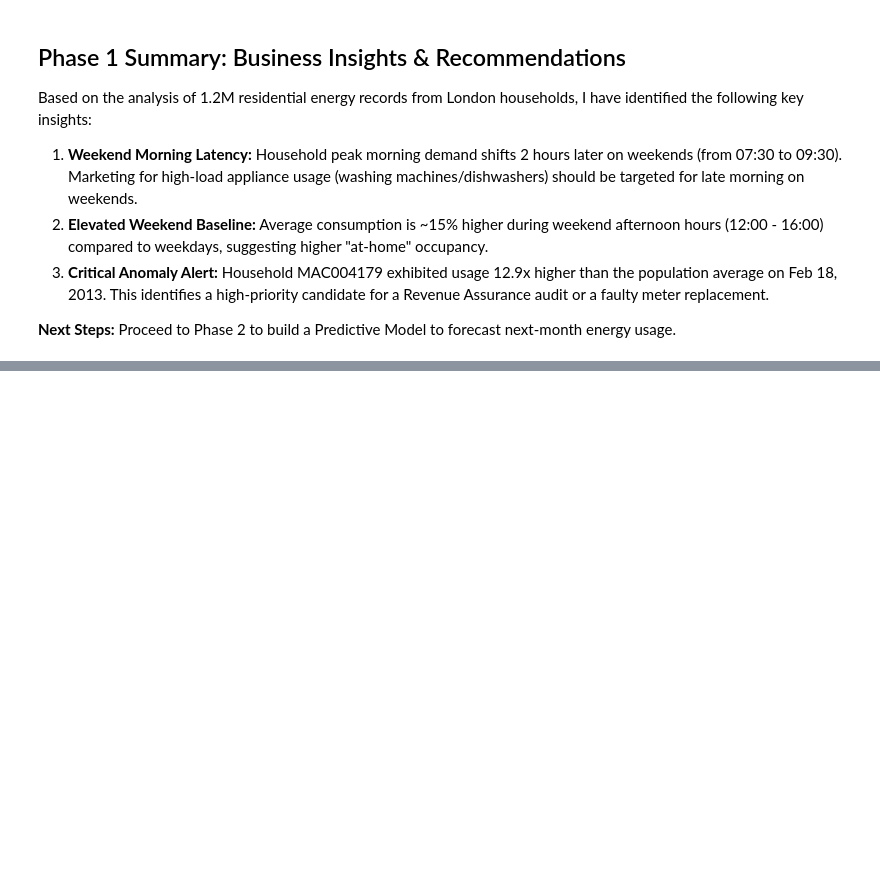
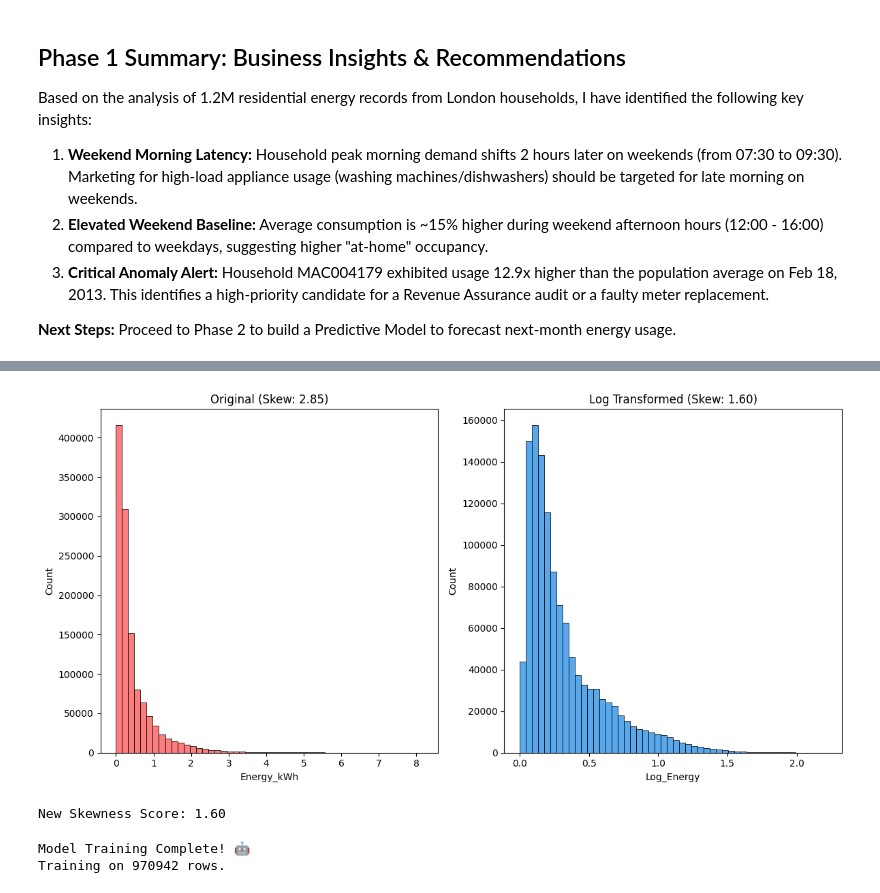
Before and after one commit to Kennyg-w/smart-meter-energy-analysis, a Jupyter notebook: notebooks/analysis.ipynb, the cells around one changed output, grey strips where cells are left out. Drawn from its saved outputs; the diff is of its cells as text; code cells hidden in the pictures; blank space fills up the shorter version.

Commit message:
Completed Phase 2: Statistics, Log Transformation, and XGBoost Modeling

```diff
--- a/notebooks/analysis.ipynb
+++ b/notebooks/analysis.ipynb
@@ -266,0 +319,45 @@ Based on the analysis of 1.2M residential energy records from London households,
+# %%
+import numpy as np
+
+# 1. Apply Log Transformation (adding a tiny amount to avoid log(0) errors)
+df_clean['Log_Energy'] = np.log1p(df_clean['Energy_kWh'])
+
+# 2. Compare the "Before" vs "After"
+plt.figure(figsize=(12, 6))
+
+plt.subplot(1, 2, 1)
+sns.histplot(df_clean['Energy_kWh'], bins=50, color='#fa5252')
+plt.title(f'Original (Skew: {df_clean["Energy_kWh"].skew():.2f})')
+
+plt.subplot(1, 2, 2)
+sns.histplot(df_clean['Log_Energy'], bins=50, color='#228be6')
+plt.title(f'Log Transformed (Skew: {df_clean["Log_Energy"].skew():.2f})')
+
+plt.tight_layout()
+plt.show()
+
+print(f"New Skewness Score: {df_clean['Log_Energy'].skew():.2f}")
+# %% [output]
+[figure, added]
+New Skewness Score: 1.60
+# %%
+from sklearn.model_selection import train_test_split
+from sklearn.linear_model import LinearRegression
+
+# 1. Prepare Features and Target
+df_clean['IsWeekend_Numeric'] = df_clean['IsWeekend'].map({'Weekend': 1, 'Weekday': 0})
+X = df_clean[['HH_Numeric', 'IsWeekend_Numeric']]
+y = df_clean['Log_Energy']
+
+# 2. Corrected Split (test_size instead of test_split)
+X_train, X_test, y_train, y_test = train_test_split(X, y, test_size=0.2, random_state=42)
+
+# 3. Train
+model = LinearRegression()
+model.fit(X_train, y_train)
+
+print(f"Model Training Complete! 🤖")
+print(f"Training on {len(X_train)} rows.")
+# %% [output]
+Model Training Complete! 🤖
+Training on 970942 rows.
```
Also changed, not shown: parts of 5 cells of this notebook.
